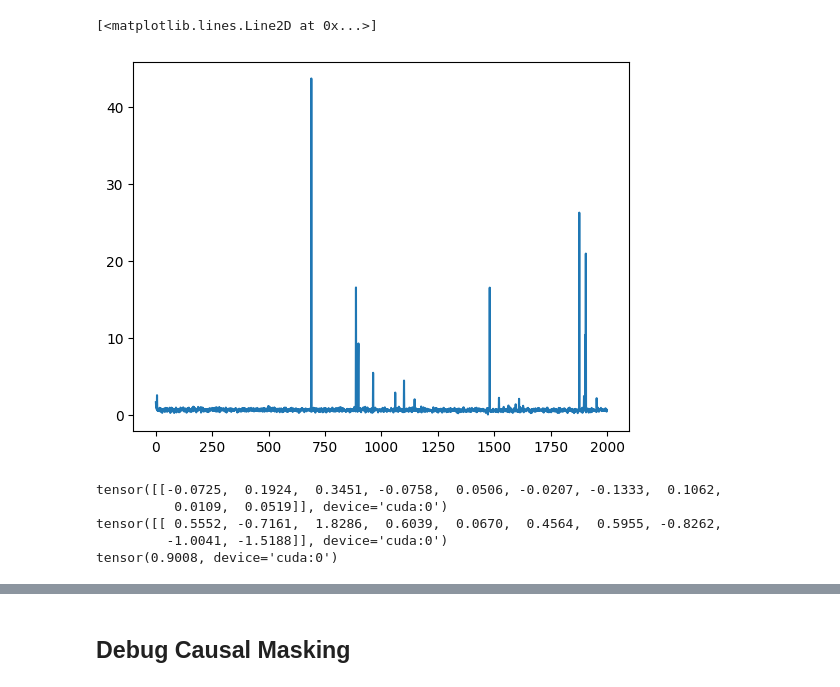
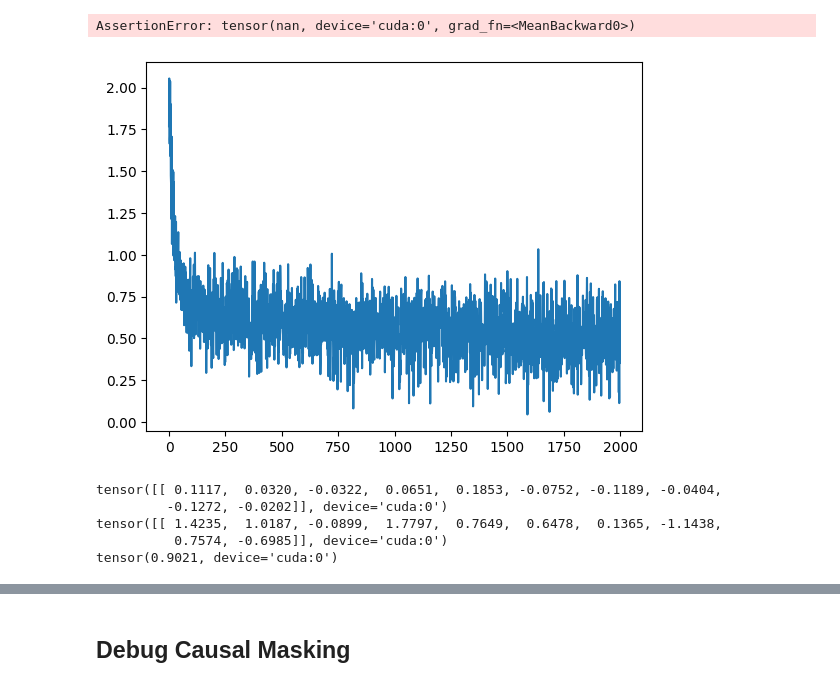
Before and after one commit to zenglingqi647/ICL, a Jupyter notebook: initialization/test_transformer_model.ipynb, the cells around one changed output, grey strips where cells are left out. Drawn from its saved outputs; the diff is of its cells as text; code cells hidden in the pictures.

```diff
--- a/initialization/test_transformer_model.ipynb
+++ b/initialization/test_transformer_model.ipynb
@@ -15,7 +12,7 @@ The autoreload extension is already loaded. To reload it, use:
 # %%
 device = "cuda"
 # %%
-dims = 2
+dims = 10
 seq_len = 10
 # %%
 def generate_data(batch_size, seq_len, dims):
@@ -54,9 +42,17 @@ AssertionError: tensor(nan, device='cuda:0', grad_fn=<MeanBackward0>)
-# %%
-plt.plot(np.arange(len(loss_list)), np.log(loss_list))
-# %% [output]
-[<matplotlib.lines.Line2D at 0x...>]
-[figure, removed]
 # %%
+transformer = Transformer(
+    num_layers=12,
+    input_dim=dims,
+    num_heads=4,
+    mlp_hidden_dim=16,
+    is_causal=True,
+    activation="relu"
+).to(device)
+
+transformer, loss_list = train(transformer)
+plt.plot(np.arange(len(loss_list)), np.log(loss_list))
+plt.show()
+
 transformer.eval()
 with torch.no_grad():
     x, y, w, interweaved = generate_data(batch_size=1, seq_len=seq_len, dims=dims)
@@ -67,30 +63,34 @@ with torch.no_grad():
     print(y[:, :, 0])
     print(loss)
 # %% [output]
-tensor([[-0.0725,  0.1924,  0.3451, -0.0758,  0.0506, -0.0207, -0.1333,  0.1062,
-          0.0109,  0.0519]], device='cuda:0')
-tensor([[ 0.5552, -0.7161,  1.8286,  0.6039,  0.0670,  0.4564,  0.5955, -0.8262,
-         -1.0041, -1.5188]], device='cuda:0')
-tensor(0.9008, device='cuda:0')
+AssertionError: tensor(nan, device='cuda:0', grad_fn=<MeanBackward0>)
 # %%
 transformer = Transformer(
-    num_layers=12,
+    num_layers=4,
     input_dim=dims,
     num_heads=4,
     mlp_hidden_dim=16,
     is_causal=True,
     activation="softmax"
 ).to(device)
 
-loss_list = []
-optimizer = torch.optim.AdamW(transformer.parameters(), lr=0.01)
-for _ in trange(2000):
-    x, y, w, interweaved = generate_data(batch_size=64, seq_len=seq_len, dims=dims)
+transformer, loss_list = train(transformer)
+plt.plot(np.arange(len(loss_list)), np.log(loss_list))
+plt.show()
+
+transformer.eval()
+with torch.no_grad():
+    x, y, w, interweaved = generate_data(batch_size=1, seq_len=seq_len, dims=dims)
     output = transformer(interweaved[:, :-1, :])
     pred = output[:, ::2, 0]
     loss = torch.mean((pred - y[:, :, 0]) ** 2)
-    assert not torch.isnan(loss), loss
-    optimizer.zero_grad()
-    loss.backward()
-    optimizer.step()
-    loss_list.append(loss.item())
+    print(pred)
+    print(y[:, :, 0])
+    print(loss)
+# %% [output]
+[figure, added]
+tensor([[ 0.1117,  0.0320, -0.0322,  0.0651,  0.1853, -0.0752, -0.1189, -0.0404,
+         -0.1272, -0.0202]], device='cuda:0')
+tensor([[ 1.4235,  1.0187, -0.0899,  1.7797,  0.7649,  0.6478,  0.1365, -1.1438,
+          0.7574, -0.6985]], device='cuda:0')
+tensor(0.9021, device='cuda:0')
```
Also changed, not shown: parts of 7 cells of this notebook, 1 other file.
